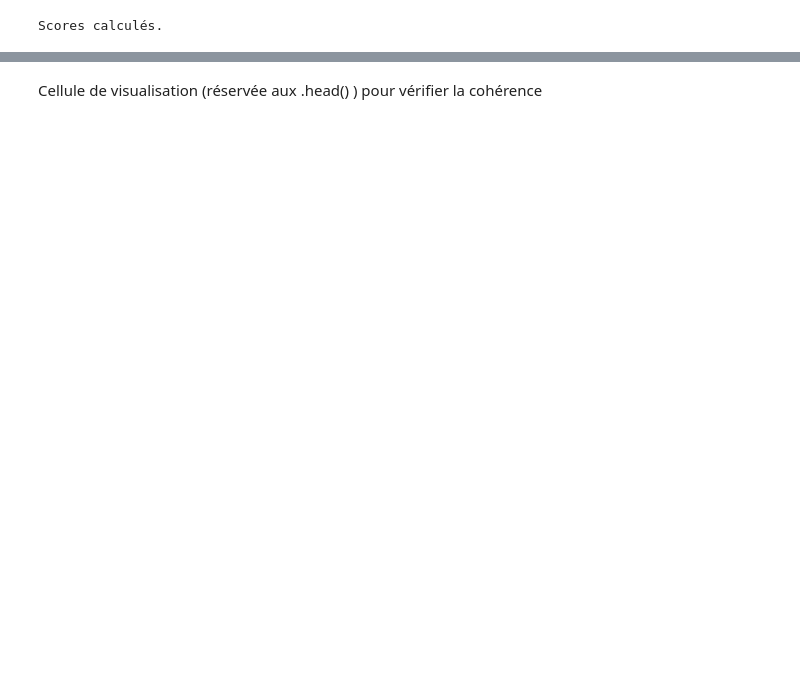
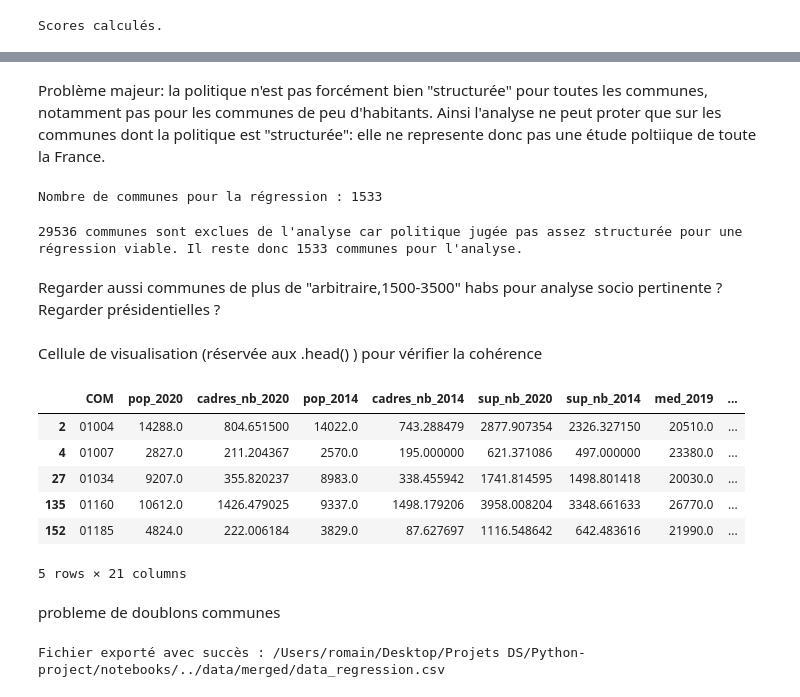
Before and after one commit to romainratajczyk/ENSAE-S1-Python-Project, a Jupyter notebook: notebooks/data_preparation.ipynb, the cells around one changed output, grey strips where cells are left out. Saved outputs shown, nothing was run; the diff lists cells and outputs as text; code cells hidden in the pictures; blank space fills up the shorter version.

Commit message:
code regression prêt (juste ajouter l'heteroscedasticité) et code fusion fonctionnel replicable.

```diff
--- a/notebooks/data_preparation.ipynb
+++ b/notebooks/data_preparation.ipynb
@@ -266,12 +310,40 @@ print(df_export.head())
+# %% [markdown]
+Problème majeur: la politique n'est pas forcément bien "structurée" pour toutes les communes, notamment pas pour les communes de peu d'habitants. Ainsi l'analyse ne peut proter que sur les communes dont la politique est "structurée": elle ne represente donc pas une étude poltiique de toute la France.
+# %%
+# On crée un filtre : au moins un score > 0 en 2014 OU en 2020
+filter_structural = (df_final['score_gauche_2014'] > 0) | (df_final['score_gauche_2020'] > 0)
+
+# On filtre
+df_reg = df_final[filter_structural].copy()
+
+print(f"Nombre de communes pour la régression : {df_reg.shape[0]}")
+# %% [output]
+Nombre de communes pour la régression : 1533
+# %%
+print(31069-1533,"communes sont exclues de l'analyse car politique jugée pas assez structurée pour une régression viable.", "Il reste donc",1533,"communes pour l'analyse.")
+# %% [output]
+29536 communes sont exclues de l'analyse car politique jugée pas assez structurée pour une régression viable. Il reste donc 1533 communes pour l'analyse.
+# %% [markdown]
+Regarder aussi communes de plus de "arbitraire,1500-3500" habs pour analyse socio pertinente ? Regarder présidentielles ?
 # %% [markdown]
 Cellule de visualisation (réservée aux .head() ) pour vérifier la cohérence
 # %%
-df_export.head()
+df_reg.head()
+# %% [output]
+|  | COM | pop_2020 | cadres_nb_2020 | pop_2014 | cadres_nb_2014 | sup_nb_2020 | sup_nb_2014 | med_2019 | ... |
+| 2 | 01004 | 14288.0 | 804.651500 | 14022.0 | 743.288479 | 2877.907354 | 2326.327150 | 20510.0 | ... |
+| 4 | 01007 | 2827.0 | 211.204367 | 2570.0 | 195.000000 | 621.371086 | 497.000000 | 23380.0 | ... |
+| 27 | 01034 | 9207.0 | 355.820237 | 8983.0 | 338.455942 | 1741.814595 | 1498.801418 | 20030.0 | ... |
+| 135 | 01160 | 10612.0 | 1426.479025 | 9337.0 | 1498.179206 | 3958.008204 | 3348.661633 | 26770.0 | ... |
+| 152 | 01185 | 4824.0 | 222.006184 | 3829.0 | 87.627697 | 1116.548642 | 642.483616 | 21990.0 | ... |
+5 rows × 21 columns
+# %% [markdown]
+probleme de doublons communes
 # %%
 output_filename = 'data_regression.csv'
 output_path = os.path.join(MERGED_DATA_DIR, output_filename)
 
-df_export.to_csv(
+df_reg.to_csv(
     output_path,
     index=False,
     sep=',',
@@ -280,3 +352,5 @@ df_export.to_csv(
 )
 
 print(f"Fichier exporté avec succès : {output_path}")
+# %% [output]
+Fichier exporté avec succès : /Users/romain/Desktop/Projets DS/Python-project/notebooks/../data/merged/data_regression.csv
```
Also changed, not shown: parts of 4 cells of this notebook, 2 other files.
